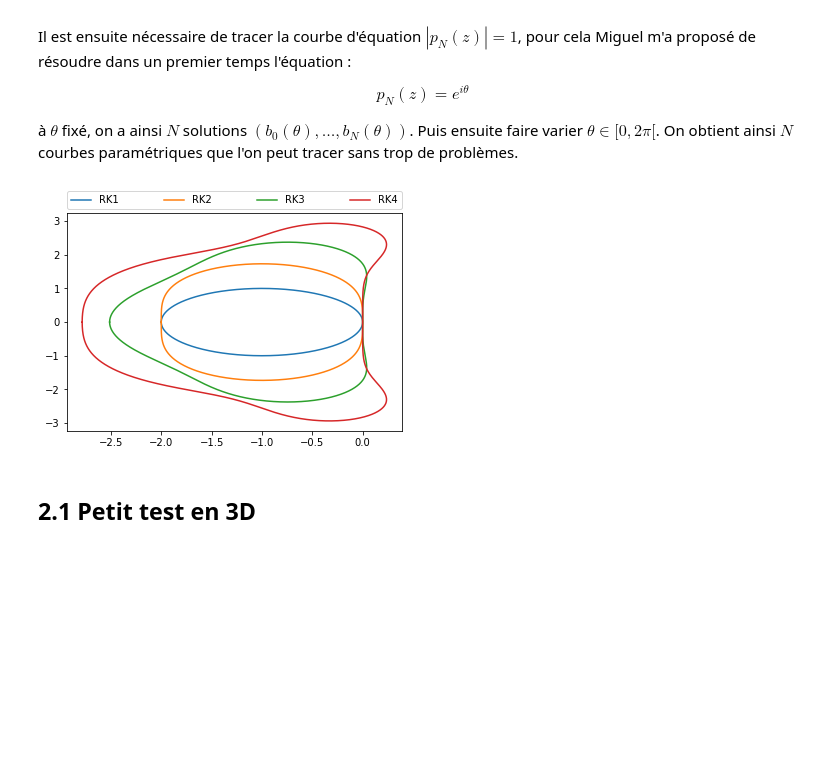
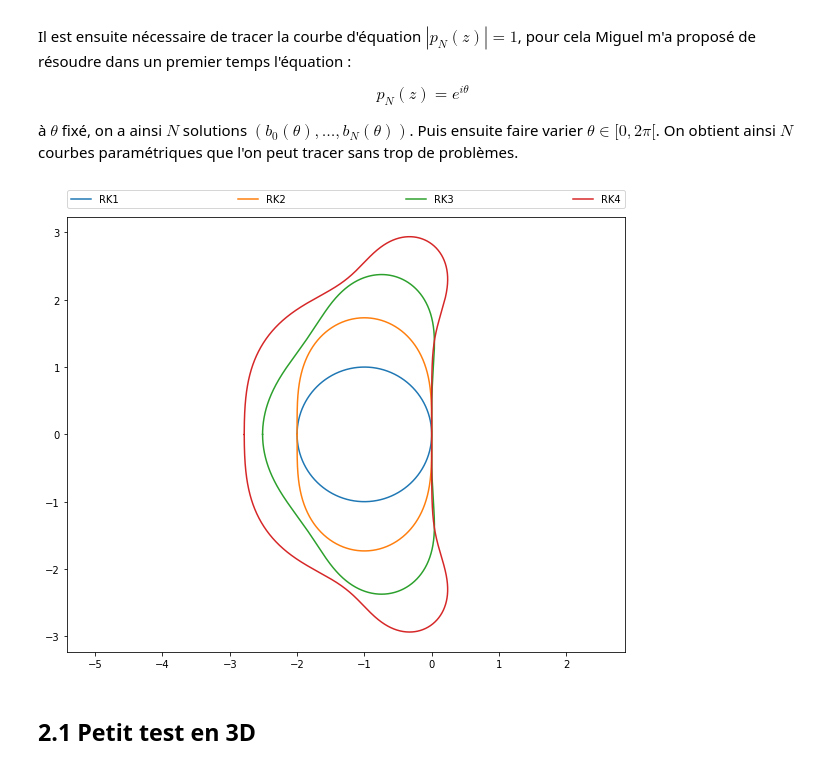
Before and after one commit to kivvix/miMaS, a Jupyter notebook: cfl_weno/cfl.ipynb, the cells around one changed output. Cells and saved outputs as stored; diff of their text form; code cells hidden in the pictures; blank space fills up the shorter version.

```diff
--- a/cfl_weno/cfl.ipynb
+++ b/cfl_weno/cfl.ipynb
@@ -351,36 +379,38 @@ z = sp.symbols("z",complex=True)
 theta = sp.symbols("\\theta",real=True)
 
 import math
 
 def poly_carac(N):
   return sum([ sp.Rational(1,(math.factorial(n)))*z**n for n in range(N+1) ])
 
 def b(N):
   p = poly_carac(N)
   bset = sp.solveset(sp.Eq(p,sp.exp(I*theta)),z)
 
   bcurve = []
   for b in [ sp.lambdify(theta,b,'numpy') for b in bset ] :
     tmp = b(data.phi)
     bcurve.extend(tmp.tolist())
   return np.array(sorted(bcurve,key=lambda z:np.angle(z+1)))
 
 
 b1 = b(1)
 b2 = b(2)
 b3 = b(3)
 b4 = b(4)
 
+save_figsize = plt.rcParams['figure.figsize']
+plt.rcParams['figure.figsize'] = [10, 8]
 plt.plot(*reim(b1),label="RK1")
 plt.plot(*reim(b2),label="RK2")
 plt.plot(*reim(b3),label="RK3")
 plt.plot(*reim(b4),label="RK4")
-#plt.xlim([-0.1,0.1])
-#plt.axis('equal')
+plt.axis('equal')
 plt.legend(bbox_to_anchor=(0., 1.02, 1.,.102),loc=3,ncol=4,mode="expand",borderaxespad=0.)
 plt.show()
+plt.rcParams['figure.figsize'] = save_figsize
 # %% [output]
-[figure, old version]
+[figure, new version]
 # %% [markdown]
 ## 2.1 Petit test en 3D
 # %% [markdown]
```
Also changed, not shown: parts of 36 cells of this notebook, 4 other files.
